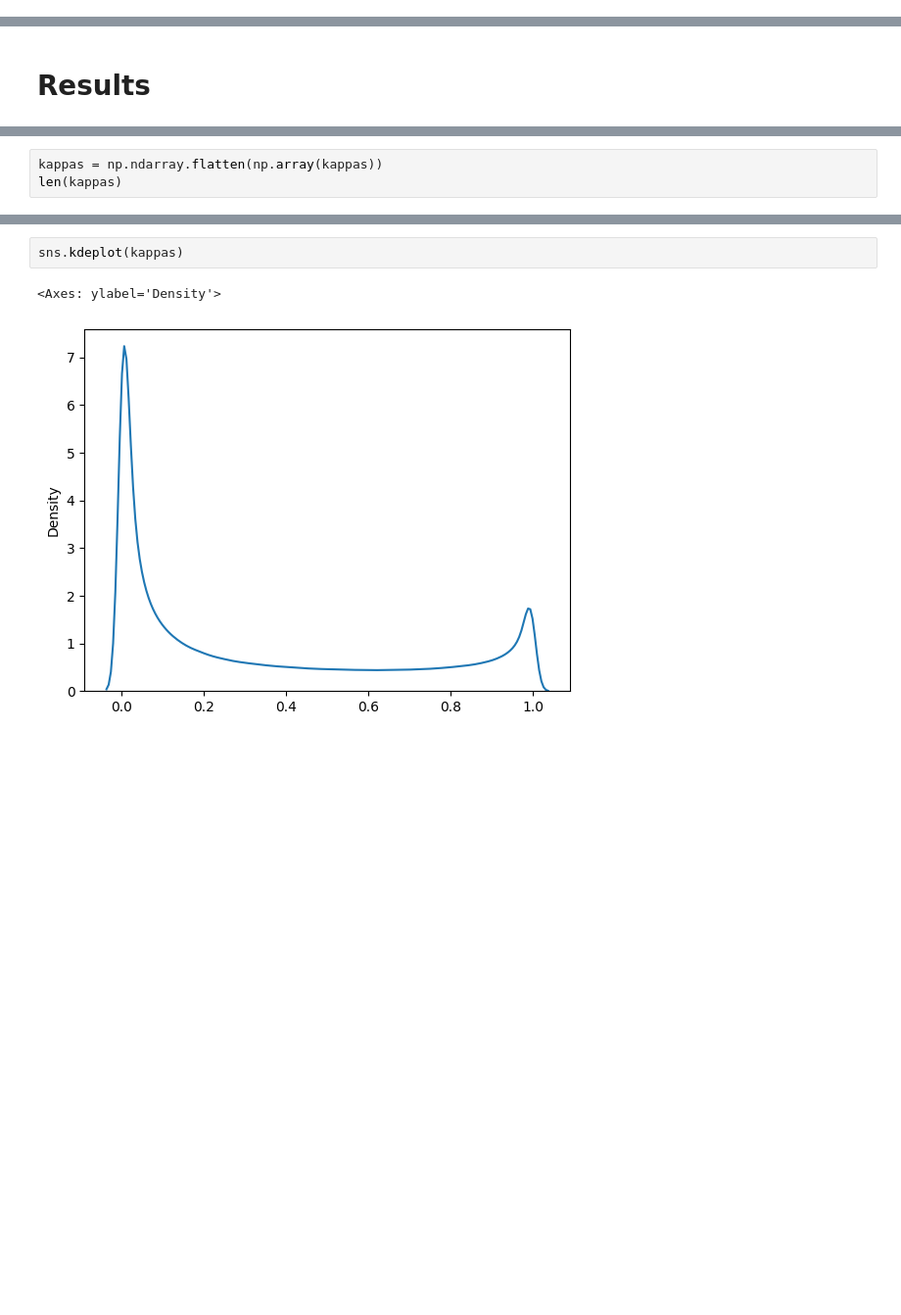
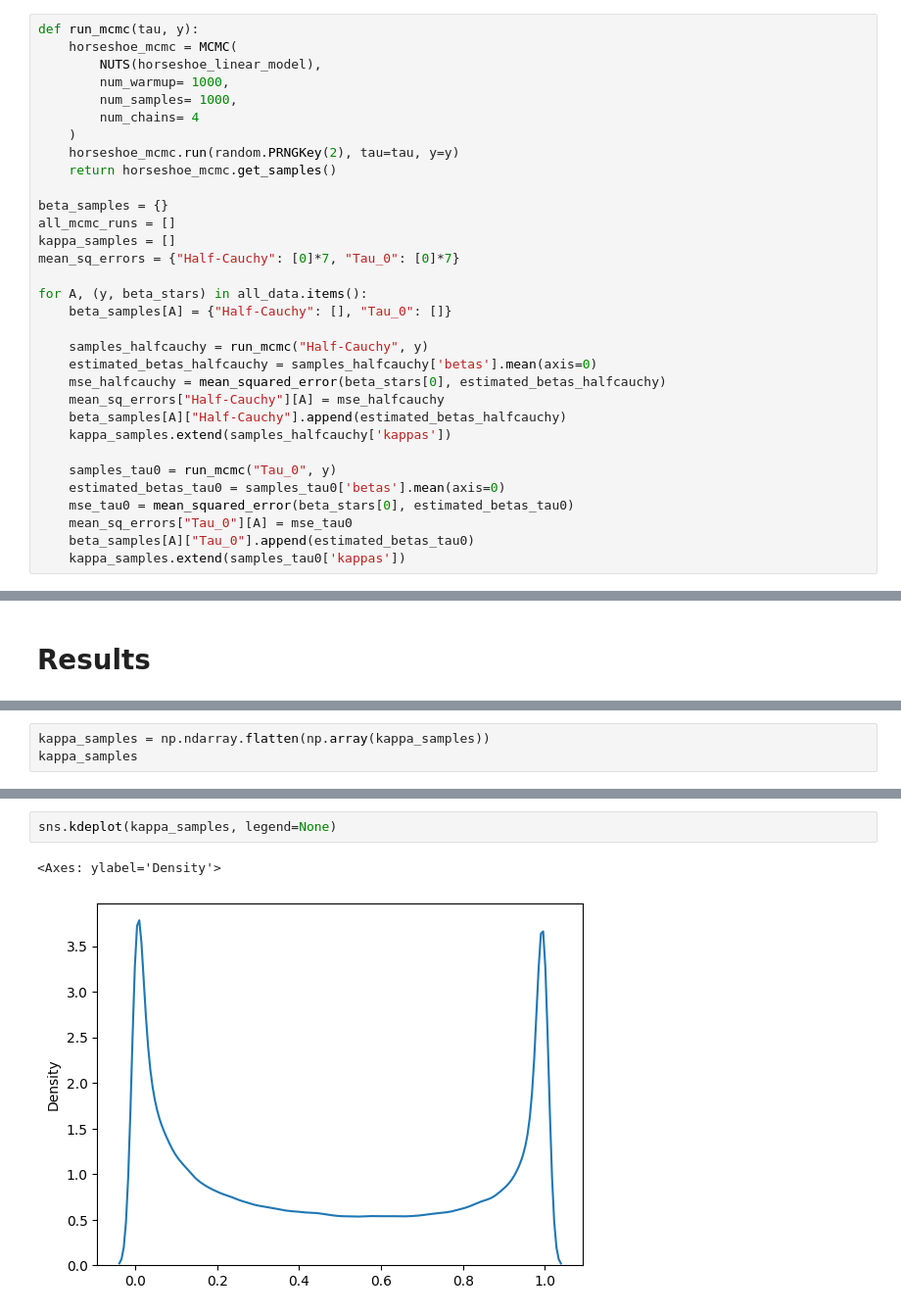
Before and after one commit to Grace0124/numpyro, a Jupyter notebook: horseshoe_prior_2.ipynb, the cells around one changed output, grey strips where cells are left out. Shown: that part at 98% size. Saved outputs shown, nothing was run; the diff lists cells and outputs as text; blank space fills up the shorter version.

```diff
--- a/horseshoe_prior_2.ipynb
+++ b/horseshoe_prior_2.ipynb
@@ -130,3 +91,35 @@ for A, (y_realizations, beta_stars) in all_data.items():
+# %%
+def run_mcmc(tau, y):
+    horseshoe_mcmc = MCMC(
+        NUTS(horseshoe_linear_model),
+        num_warmup= 1000,
+        num_samples= 1000,
+        num_chains= 4
+    )
+    horseshoe_mcmc.run(random.PRNGKey(2), tau=tau, y=y)
+    return horseshoe_mcmc.get_samples()
+
+beta_samples = {}
+all_mcmc_runs = []
+kappa_samples = []
+mean_sq_errors = {"Half-Cauchy": [0]*7, "Tau_0": [0]*7}
+
+for A, (y, beta_stars) in all_data.items():
+    beta_samples[A] = {"Half-Cauchy": [], "Tau_0": []}
+
+    samples_halfcauchy = run_mcmc("Half-Cauchy", y)
+    estimated_betas_halfcauchy = samples_halfcauchy['betas'].mean(axis=0)
+    mse_halfcauchy = mean_squared_error(beta_stars[0], estimated_betas_halfcauchy)
+    mean_sq_errors["Half-Cauchy"][A] = mse_halfcauchy
+    beta_samples[A]["Half-Cauchy"].append(estimated_betas_halfcauchy)
+    kappa_samples.extend(samples_halfcauchy['kappas'])
+
+    samples_tau0 = run_mcmc("Tau_0", y)
+    estimated_betas_tau0 = samples_tau0['betas'].mean(axis=0)
+    mse_tau0 = mean_squared_error(beta_stars[0], estimated_betas_tau0)
+    mean_sq_errors["Tau_0"][A] = mse_tau0
+    beta_samples[A]["Tau_0"].append(estimated_betas_tau0)
+    kappa_samples.extend(samples_tau0['kappas'])
 # %% [markdown]
 The <a href=https://mc-stan.org/docs/2_21/reference-manual/effective-sample-size-section.html>estimated effective sample size (ESS)</a> measures how much information is lost in MCMC due to correlation between different samples.
 
@@ -197,4 +177,4 @@ Comparing the two plots above, we can see that $A=4$ overshrinks some of the non
 # %%
-kappas = np.ndarray.flatten(np.array(kappas))
-len(kappas)
+kappa_samples = np.ndarray.flatten(np.array(kappa_samples))
+kappa_samples
 # %% [output]
@@ -202,5 +183,5 @@ len(kappas)
 # %%
-sns.kdeplot(kappas)
+sns.kdeplot(kappa_samples, legend=None)
 # %% [output]
 <Axes: ylabel='Density'>
-[figure, old version]
+[figure, new version]
```
Also changed, not shown: parts of 10 cells of this notebook.
